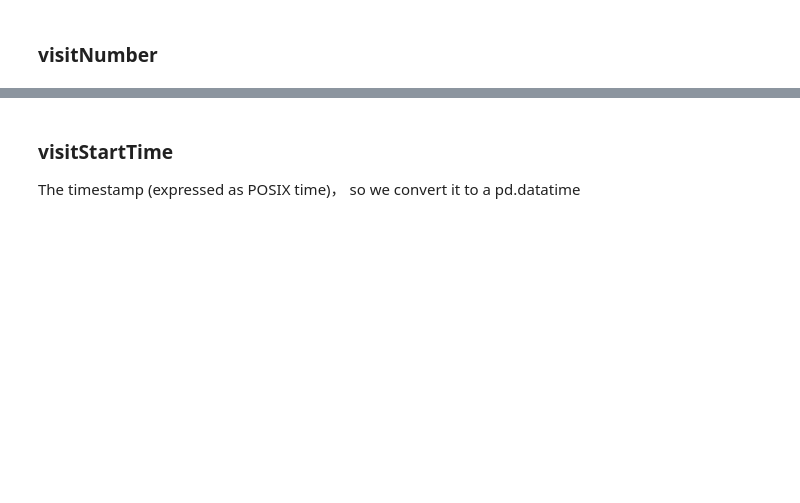
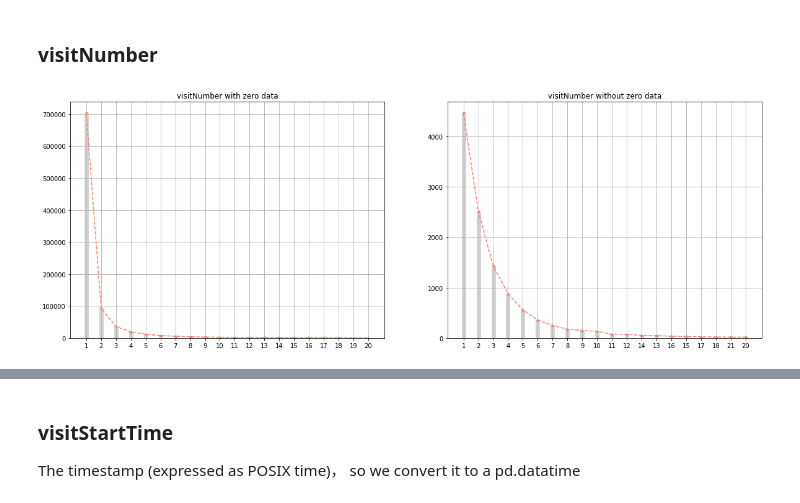
Before and after one commit to chamhoo/kaggle-R, a Jupyter notebook: DEA.ipynb, the cells around one changed output, grey strips where cells are left out. Cells and saved outputs as stored; diff of their text form; code cells hidden in the pictures; blank space fills up the shorter version.

```diff
--- a/DEA.ipynb
+++ b/DEA.ipynb
@@ -93,0 +215,37 @@ dfbar(train,'visitNumber',top=30)
+# %%
+def plotvisitnumber():
+    idx = (train.totals_transactionRevenue.notnull())
+    vn1 = train.visitNumber.value_counts(dropna=False)[0:20]
+    vn2 = train[idx].visitNumber.value_counts(dropna=False)[0:20]
+    plt.figure(figsize=[20,7])
+    plt.subplot(1,2,1)
+    plt.bar(np.arange(vn1.shape[0])+1,
+            vn1.values,
+            facecolor='lightgray',
+            width=np.ones(20)*0.25,
+            edgecolor='lightgray',
+            tick_label=vn1.index.values)
+    plt.plot(np.arange(vn1.shape[0])+1,
+             vn1.values,'.--',
+             c='salmon')
+    plt.title('visitNumber with zero data')
+    plt.grid()
+    plt.subplot(1,2,2)
+    plt.bar(np.arange(vn2.shape[0])+1,
+            vn2.values,
+            facecolor='lightgray',
+            width=np.ones(20)*0.25,
+            edgecolor='lightgray',
+            tick_label=vn2.index.values)
+    plt.plot(np.arange(vn2.shape[0])+1,
+             vn2.values,'.--',
+             c='salmon')
+    plt.title('visitNumber without zero data')
+    plt.grid()
+    plt.show()
+    return None
+
+
+plotvisitnumber()
+# %% [output]
+[figure, added]
```
Also changed, not shown: parts of 59 cells of this notebook.
